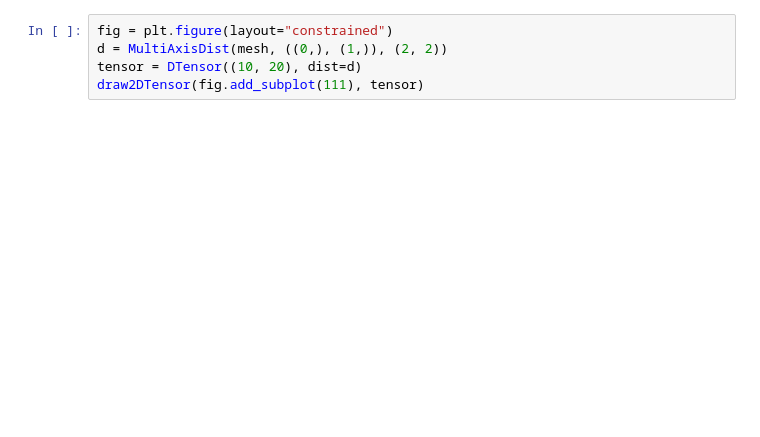
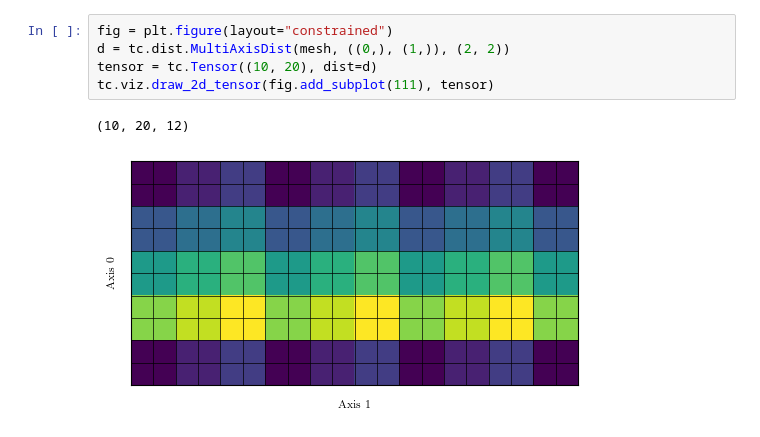
Before and after one commit to Helmholtz-AI-Energy/tensorcraft, a Jupyter notebook: notebooks/viz_basics.ipynb, the cells around one changed output. Drawn from its saved outputs; the diff is of its cells as text; blank space fills up the shorter version.

```diff
--- a/notebooks/viz_basics.ipynb
+++ b/notebooks/viz_basics.ipynb
@@ -76,8 +82,11 @@ d.getIndexLocation(tensor, 0)
 # %%
 fig = plt.figure(layout="constrained")
-d = MultiAxisDist(mesh, ((0,), (1,)), (2, 2))
-tensor = DTensor((10, 20), dist=d)
-draw2DTensor(fig.add_subplot(111), tensor)
+d = tc.dist.MultiAxisDist(mesh, ((0,), (1,)), (2, 2))
+tensor = tc.Tensor((10, 20), dist=d)
+tc.viz.draw_2d_tensor(fig.add_subplot(111), tensor)
+# %% [output]
+(10, 20, 12)
+[figure, added]
 # %%
 fig = plt.figure()
 
```
Also changed, not shown: parts of 14 cells of this notebook, 19 other files.
